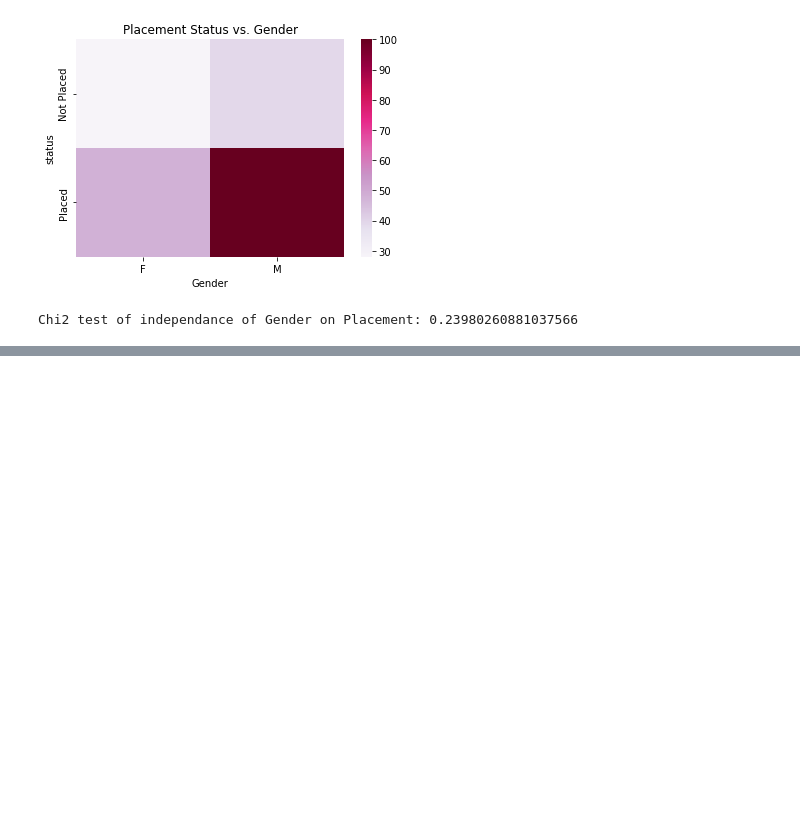
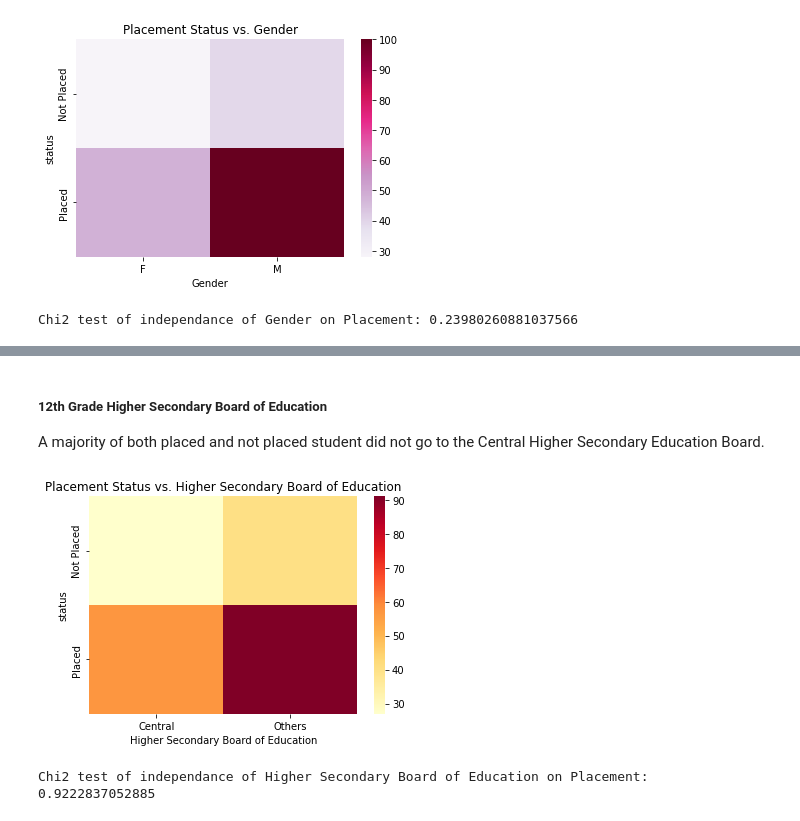
Before and after one commit to tylerfaulkner/dataScienceFinal, a Jupyter notebook: CS3300_final.ipynb, the cells around one changed output, grey strips where cells are left out. Saved outputs shown, nothing was run; the diff lists cells and outputs as text; code cells hidden in the pictures; blank space fills up the shorter version.

```diff
--- a/CS3300_final.ipynb
+++ b/CS3300_final.ipynb
@@ -357,0 +369,9 @@ Chi2 test of independance of Gender on Placement: 0.23980260881037566
+# %% [markdown]
+##### 12th Grade Higher Secondary Board of Education
+
+A majority of both placed and not placed student did not go to the Central Higher Secondary Education Board.
+# %%
+displayCatInfo('hsc_b', 'Higher Secondary Board of Education', 'YlOrRd')
+# %% [output]
+[figure, added]
+Chi2 test of independance of Higher Secondary Board of Education on Placement: 0.9222837052885
```
Also changed, not shown: parts of 15 cells of this notebook.
